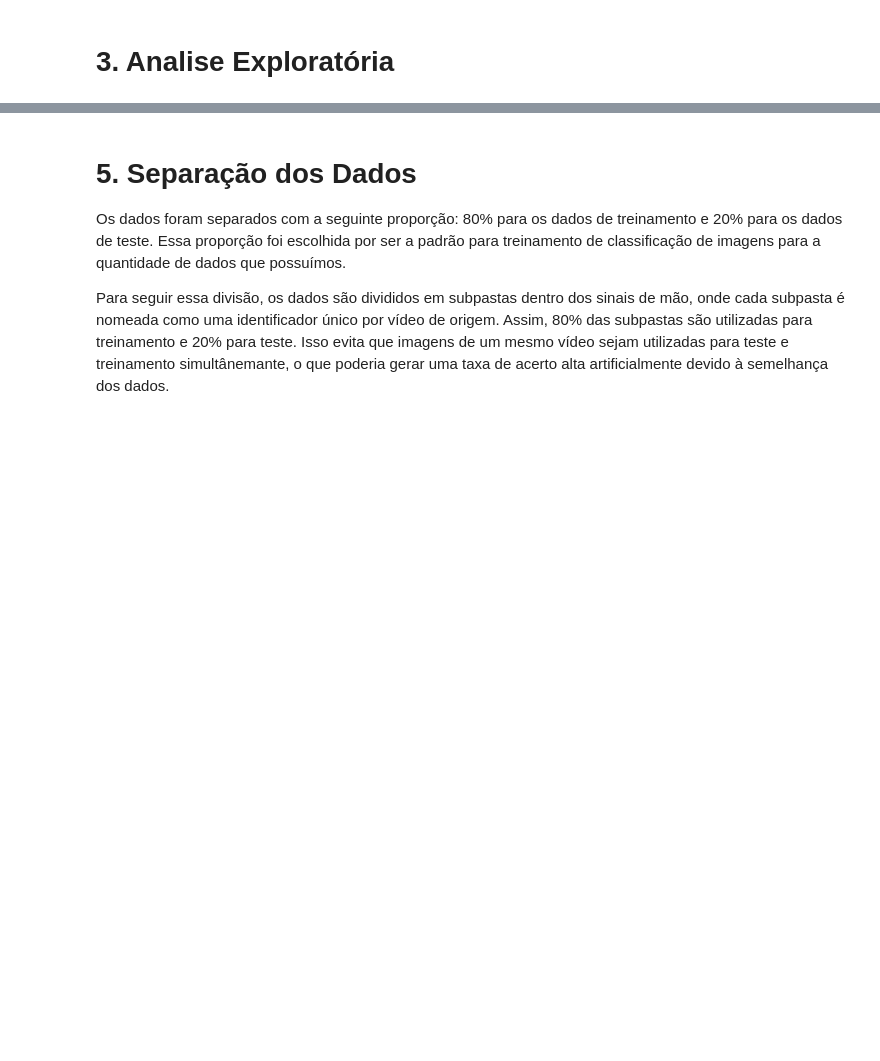
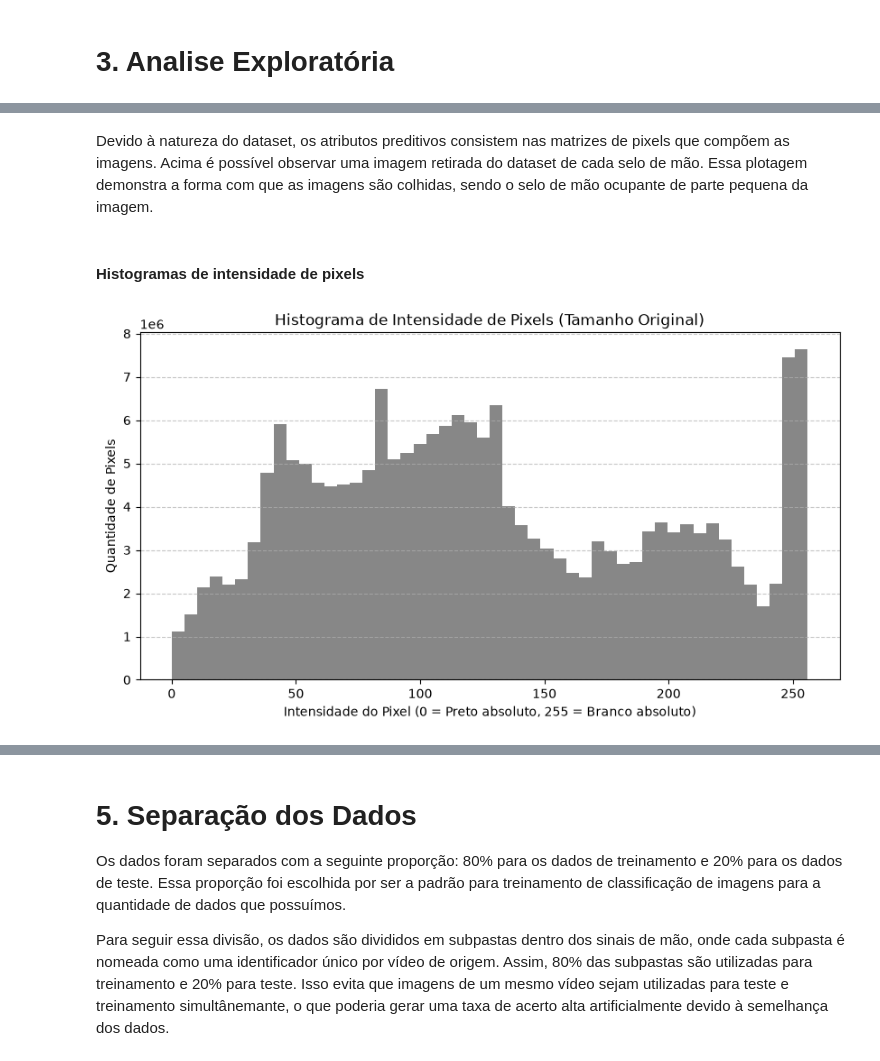
Before and after one commit to luizpoderoso/fia-mao-naruto, a Jupyter notebook: process.ipynb, the cells around one changed output, grey strips where cells are left out. Drawn from its saved outputs; the diff is of its cells as text; code cells hidden in the pictures; blank space fills up the shorter version.

```diff
--- a/process.ipynb
+++ b/process.ipynb
@@ -149,0 +237,61 @@ O relatório final aponta a existência de 1960 imagens no dataset original. As
+# %% [markdown]
+Devido à natureza do dataset, os atributos preditivos consistem nas matrizes de pixels que compõem as imagens. Acima é possível observar uma imagem retirada do dataset de cada selo de mão. Essa plotagem demonstra a forma com que as imagens são colhidas, sendo o selo de mão ocupante de parte pequena da imagem.
+# %% [markdown]
+#### Histogramas de intensidade de pixels
+# %%
+import numpy as np
+
+IMG_PER_SIGNAL = 20
+
+def pixels_intensity_histogram(size: int = 0):
+    bins = 50
+    histogram = np.zeros(bins)
+    bar_limits = np.linspace(0, 256, bins + 1)
+
+    for signal in SIGNALS:
+        signal_path = os.path.join(DATASET_PATH, signal)
+
+        if not os.path.exists(signal_path):
+            continue
+
+        count = 0
+        for img_name in os.listdir(signal_path):
+            if img_name.lower().endswith(('.png', '.jpg', '.jpeg')):
+                img_path = os.path.join(signal_path, img_name)
+                try:
+                    with Image.open(img_path) as img:
+                        if size > 0: img.thumbnail((size, size))
+                        gray_img = img.convert('L')
+
+                        pixels = np.array(gray_img).flatten()
+
+                        local_count, _ = np.histogram(pixels, bins=bar_limits)
+                        histogram += local_count
+
+                except Exception:
+                    pass
+
+                count += 1
+                if count >= IMG_PER_SIGNAL:
+                    break
+
+    plt.figure(figsize=(10, 5))
+
+    bar_width = 256 / bins
+    bar_center = bar_limits[:-1] + bar_width / 2
+
+    plt.bar(bar_center, histogram, width=bar_width, color='dimgray', alpha=0.8)
+
+    if size == 0:
+        plt.title(f'Histograma de Intensidade de Pixels (Tamanho Original)')
+    else:
+        plt.title(f'Histograma de Intensidade de Pixels {size}x{size}')
+
+    plt.xlabel('Intensidade do Pixel (0 = Preto absoluto, 255 = Branco absoluto)')
+    plt.ylabel('Quantidade de Pixels')
+    plt.grid(axis='y', linestyle='--', alpha=0.7)
+    plt.show()
+
+pixels_intensity_histogram()
+# %% [output]
+[figure, added]
```
Also changed, not shown: parts of 16 cells of this notebook, 1 other file.
